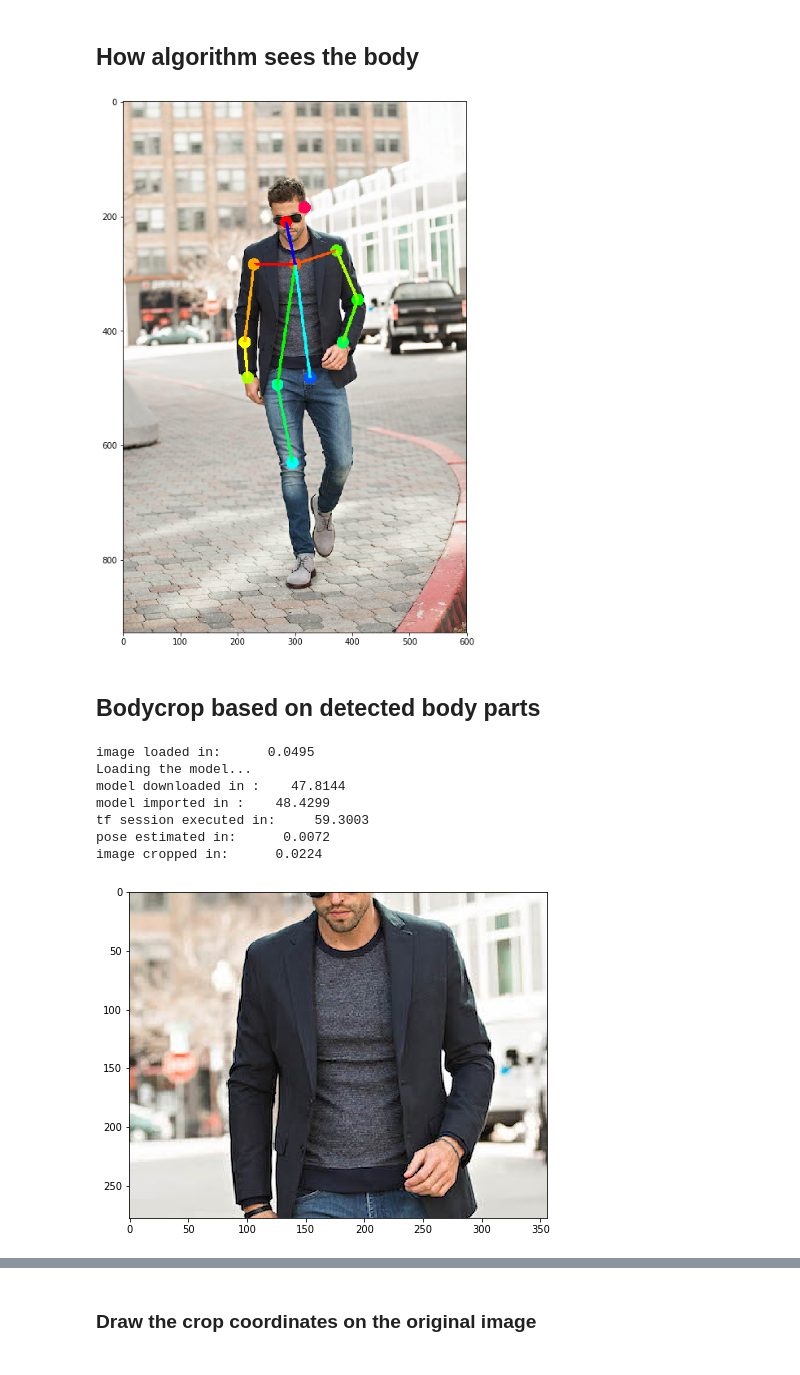
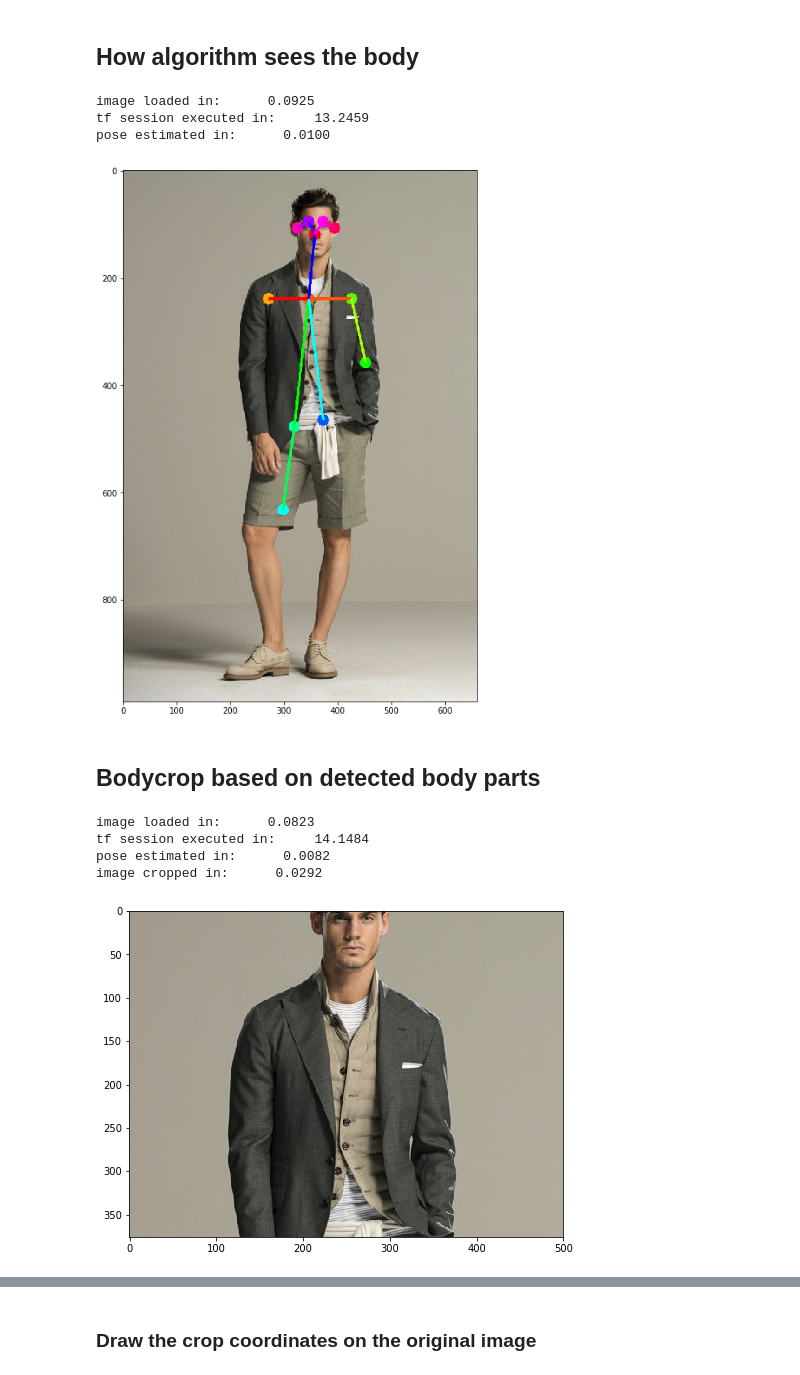
Before and after one commit to akh64bit/qconsf, a Jupyter notebook: bodycrop/crop.ipynb, the cells around one changed output, grey strips where cells are left out. Cells and saved outputs as stored; diff of their text form; code cells hidden in the pictures.

```diff
--- a/bodycrop/crop.ipynb
+++ b/bodycrop/crop.ipynb
@@ -32,25 +32,27 @@ plt.show()
 # %% [markdown]
 ## How algorithm sees the body
 # %%
-x = inf.detect_parts('fashion-men-11.jpg')
+x = inf.detect_parts('person2.jpg')
+#x = inf.detect_parts('https://cdn.shopify.com/s/files/1/1970/6605/products/Pioneer-Camp-2017-spring-new-fashion-men-shirt-long-sleeve-brand-clothing-quality-cotton-soft-shirt_e262fa2c-a279-4190-9cf7-707982189e9e.jpg?v=1501310825')
 plt.figure(figsize=(24,12))
 plt.imshow(x)
 plt.show()
 # %% [output]
+image loaded in:      0.0925
+tf session executed in:     13.2459
+pose estimated in:      0.0100
-[figure, old version]
+[figure, new version]
 # %% [markdown]
 ## Bodycrop based on detected body parts
 # %%
-x, coordinates = inf.infer('fashion-men-11.jpg','Nose','Hips')
+%%time
+x, coordinates = inf.infer('person2.jpg','Eyes','Hips')
 plt.figure(figsize = (10,6))
 plt.imshow(x)
 plt.show()
 # %% [output]
-image loaded in:      0.0495
-Loading the model...
-model downloaded in :    47.8144
-model imported in :    48.4299
-tf session executed in:     59.3003
-pose estimated in:      0.0072
-image cropped in:      0.0224
+image loaded in:      0.0823
+tf session executed in:     14.1484
+pose estimated in:      0.0082
+image cropped in:      0.0292
-[figure, old version]
+[figure, new version]
```
Also changed, not shown: parts of 17 cells of this notebook, 1 other file.
